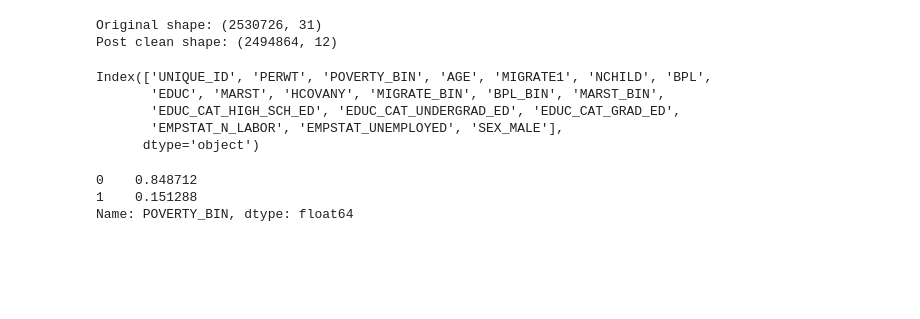
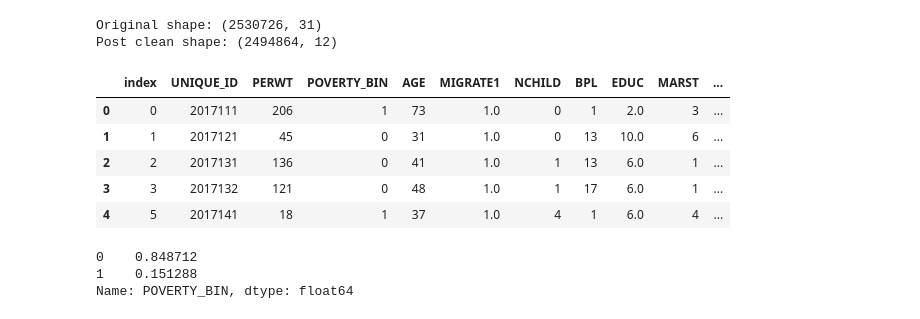
Before and after one commit to mlan93/project_03_metis, a Jupyter notebook: Project_3_Data_Cleaning_Weights.ipynb, the cells around one changed output. Drawn from its saved outputs; the diff is of its cells as text; code cells hidden in the pictures; blank space fills up the shorter version.

```diff
--- a/Project_3_Data_Cleaning_Weights.ipynb
+++ b/Project_3_Data_Cleaning_Weights.ipynb
@@ -110,10 +113,11 @@ df_CA_M = pd.get_dummies(df_CA_M, columns = ['EDUC_CAT', 'EMPSTAT', 'SEX'], drop
-# %%
-df_CA_M.columns
-# %% [output]
-Index(['UNIQUE_ID', 'PERWT', 'POVERTY_BIN', 'AGE', 'MIGRATE1', 'NCHILD', 'BPL',
-       'EDUC', 'MARST', 'HCOVANY', 'MIGRATE_BIN', 'BPL_BIN', 'MARST_BIN',
-       'EDUC_CAT_HIGH_SCH_ED', 'EDUC_CAT_UNDERGRAD_ED', 'EDUC_CAT_GRAD_ED',
-       'EMPSTAT_N_LABOR', 'EMPSTAT_UNEMPLOYED', 'SEX_MALE'],
-      dtype='object')
+# %%
+df_M.head()
+# %% [output]
+|  | index | UNIQUE_ID | PERWT | POVERTY_BIN | AGE | MIGRATE1 | NCHILD | BPL | EDUC | MARST | ... |
+| 0 | 0 | 2017111 | 206 | 1 | 73 | 1.0 | 0 | 1 | 2.0 | 3 | ... |
+| 1 | 1 | 2017121 | 45 | 0 | 31 | 1.0 | 0 | 13 | 10.0 | 6 | ... |
+| 2 | 2 | 2017131 | 136 | 0 | 41 | 1.0 | 1 | 13 | 6.0 | 1 | ... |
+| 3 | 3 | 2017132 | 121 | 0 | 48 | 1.0 | 1 | 17 | 6.0 | 1 | ... |
+| 4 | 5 | 2017141 | 18 | 1 | 37 | 1.0 | 4 | 1 | 6.0 | 4 | ... |
 # %%
 # Visualize % in poverty for overall data
```
Also changed, not shown: parts of 29 cells of this notebook.
